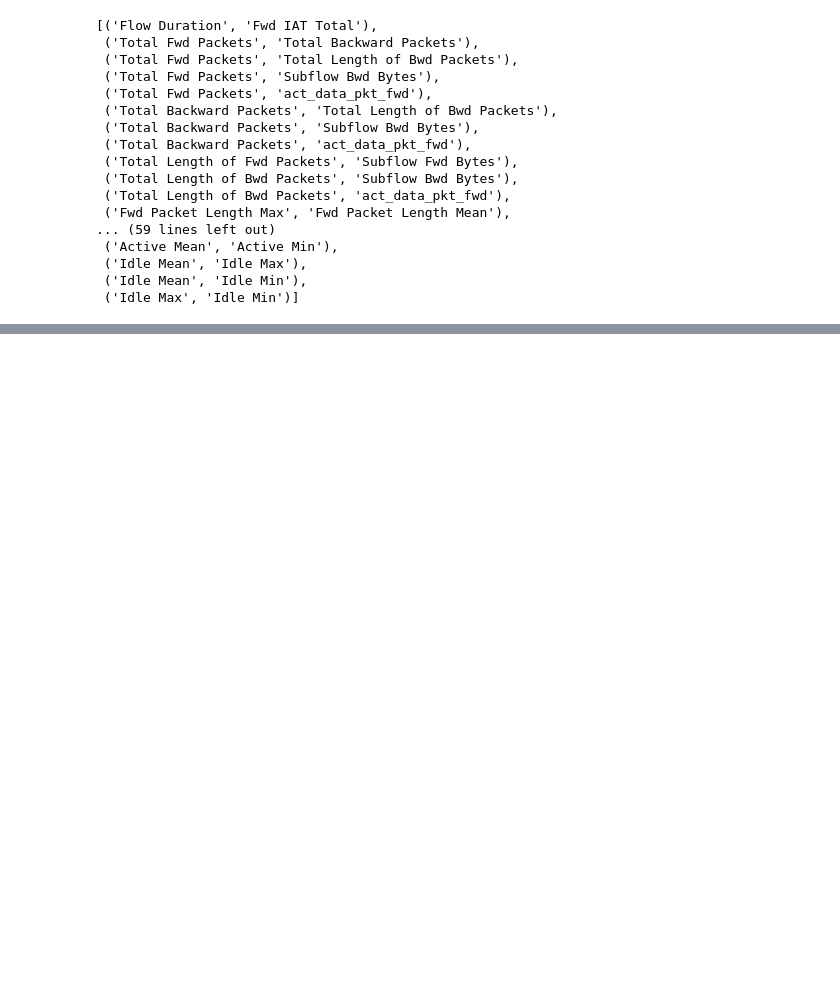
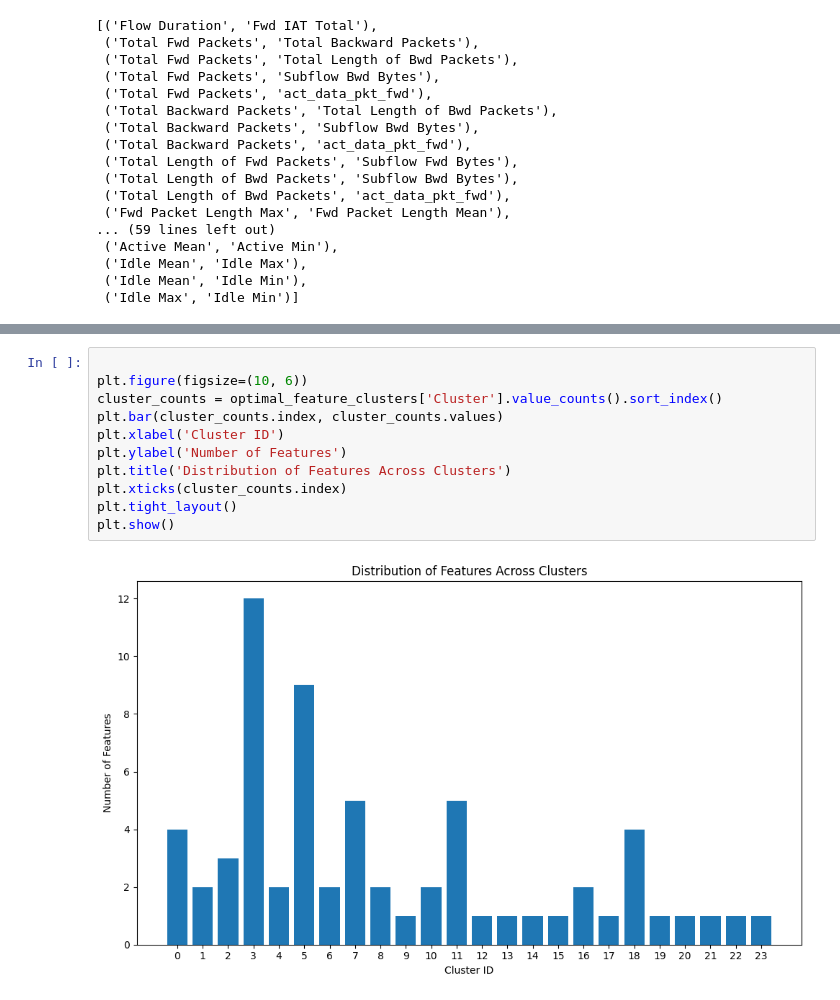
Before and after one commit to Ahmed-Mahmoud-M/deep-anomaly-ips, a Jupyter notebook: python/utils/preprocess.ipynb, the cells around one changed output, grey strips where cells are left out. Drawn from its saved outputs; the diff is of its cells as text; blank space fills up the shorter version.

```diff
--- a/python/utils/preprocess.ipynb
+++ b/python/utils/preprocess.ipynb
@@ -354,0 +504,13 @@ distance_matrix = 1 - correlation_matrix
+# %%
+
+plt.figure(figsize=(10, 6))
+cluster_counts = optimal_feature_clusters['Cluster'].value_counts().sort_index()
+plt.bar(cluster_counts.index, cluster_counts.values)
+plt.xlabel('Cluster ID')
+plt.ylabel('Number of Features')
+plt.title('Distribution of Features Across Clusters')
+plt.xticks(cluster_counts.index)
+plt.tight_layout()
+plt.show()
+# %% [output]
+[figure, added]
```
Also changed, not shown: parts of 28 cells of this notebook.
